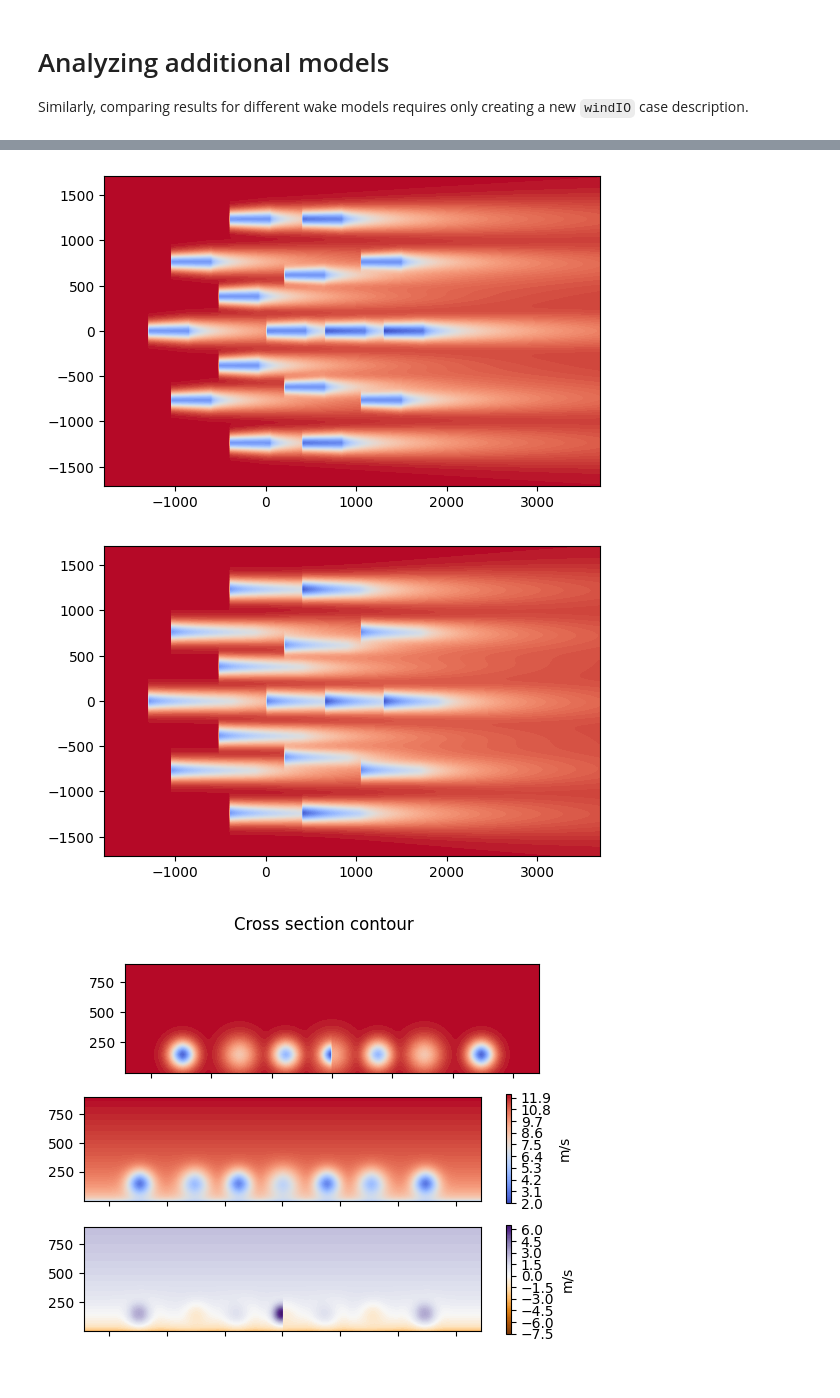
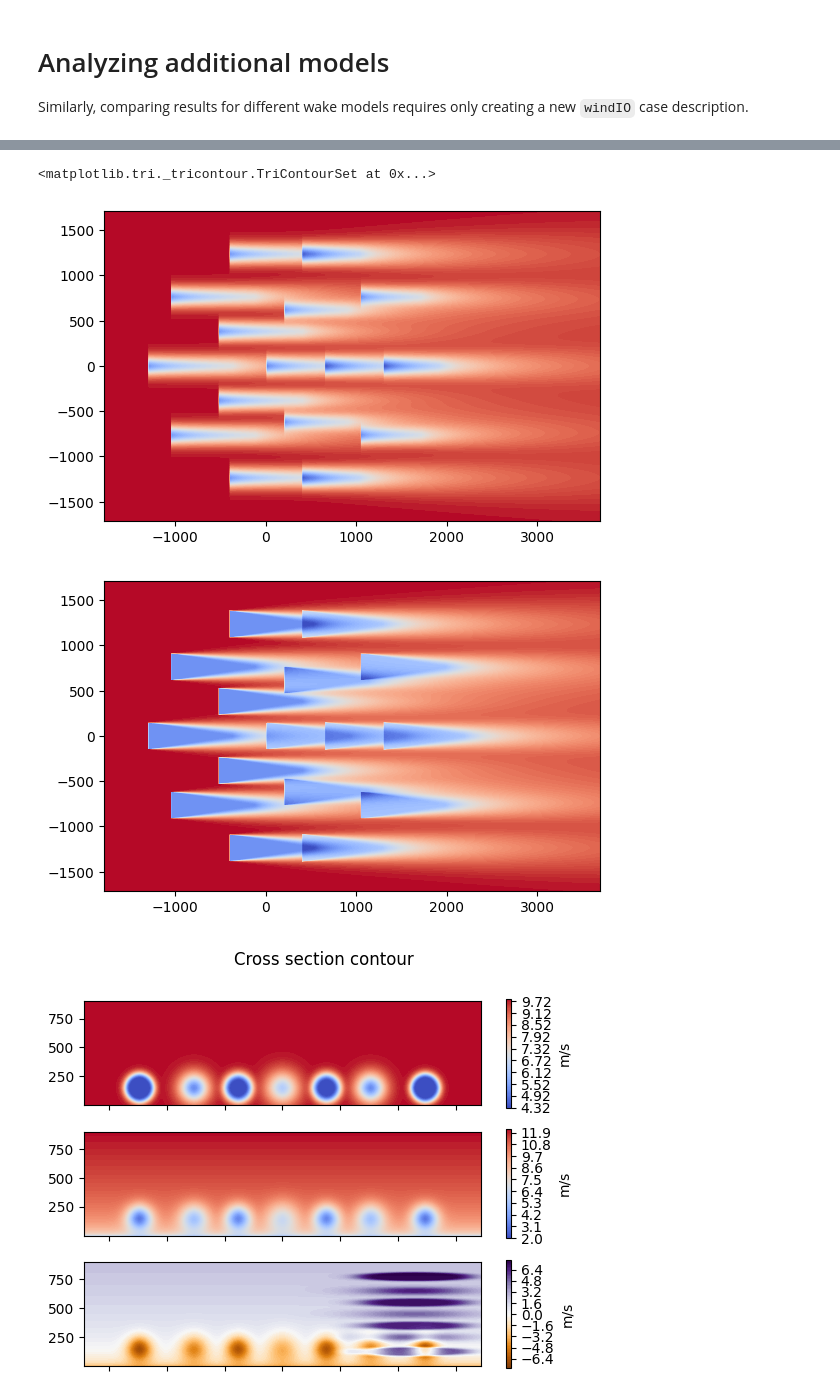
Before and after one commit to rafmudaf/wcomp, a Jupyter notebook: examples/wesc2023_demo.ipynb, the cells around one changed output, grey strips where cells are left out. Cells and saved outputs as stored; diff of their text form; code cells hidden in the pictures.

```diff
--- a/examples/wesc2023_demo.ipynb
+++ b/examples/wesc2023_demo.ipynb
@@ -219,18 +247,18 @@ floris_plane = floris_Nturbine.horizontal_contour(wind_direction=270, resolution
 
 Similarly, comparing results for different wake models requires only creating a new `windIO` case description.
 # %%
-pywake_bastankah = WCompPyWake(case_bastankah, BastankhahGaussian)
+# pywake_bastankah = WCompPyWake(case_bastankah)
 floris_bastankah = WCompFloris(case_bastankah)
-# foxes_bastankah = WCompFoxes(case_bastankah)
+foxes_bastankah = WCompFoxes(case_bastankah)
 
-fig, ax = plt.subplots()
-pywake_plane = pywake_bastankah.horizontal_contour(wind_direction=270, resolution=(500, 500))
+# fig, ax = plt.subplots()
+# pywake_plane = pywake_bastankah.horizontal_contour(wind_direction=270, resolution=(500, 500))
 
 fig, ax = plt.subplots()
 floris_plane = floris_bastankah.horizontal_contour(wind_direction=270, resolution=(500, 500))
 
-# fig, ax = plt.subplots()
-# foxes_plane = foxes_bastankah.horizontal_contour(wind_direction=270, resolution=(500, 500))
+fig, ax = plt.subplots()
+foxes_plane = foxes_bastankah.horizontal_contour(wind_direction=270, resolution=(500, 500))
 
 # Cross section of the wake
 fig, ax = plt.subplots(3, 1)
@@ -238,7 +266,8 @@ fig.suptitle("Cross section contour")
 
 plt.axes(ax[0])
 ax[0].xaxis.set_ticklabels([])
-pywake_plane = pywake_bastankah.xsection_contour(wind_direction=270, resolution=(500, 500), x_coordinate=0.0)
+# pywake_plane = pywake_bastankah.xsection_contour(wind_direction=270, resolution=(500, 500), x_coordinate=0.0)
+foxes_plane = foxes_bastankah.xsection_contour(wind_direction=270, resolution=(500, 500), x_coordinate=0.0)
 
 plt.axes(ax[1])
 ax[1].xaxis.set_ticklabels([])
@@ -246,7 +275,7 @@ floris_plane = floris_bastankah.xsection_contour(wind_direction=270, resolution=
 
 plt.axes(ax[2])
 ax[2].xaxis.set_ticklabels([])
-diff = floris_plane - pywake_plane
+diff = floris_plane - foxes_plane
 abs_diff = np.abs(diff.values)
 min_speed = -1 * np.max(abs_diff)
 max_speed = np.max(abs_diff)
@@ -265,3 +310,4 @@ plot_plane(
+<matplotlib.tri._tricontour.TriContourSet at 0x...>
-[figure, old version]
+[figure, new version]
-[figure, old version]
+[figure, new version]
-[figure, old version]
+[figure, new version]
```
Also changed, not shown: parts of 8 cells of this notebook.
